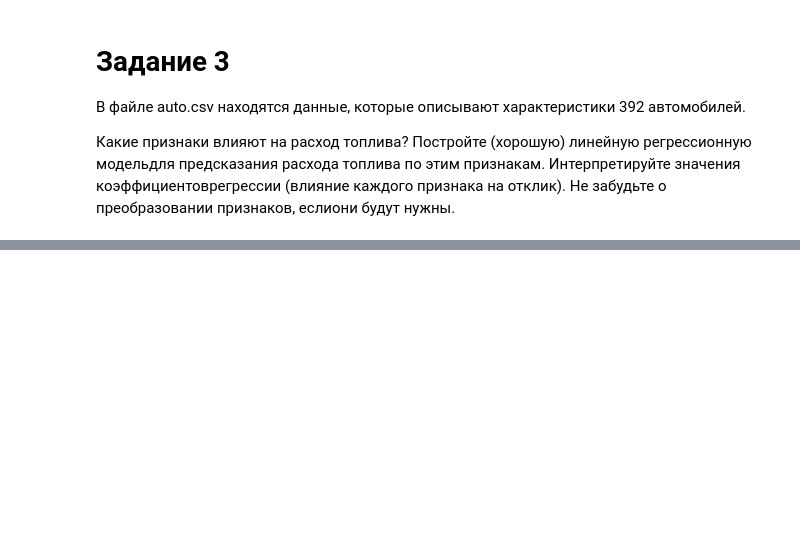
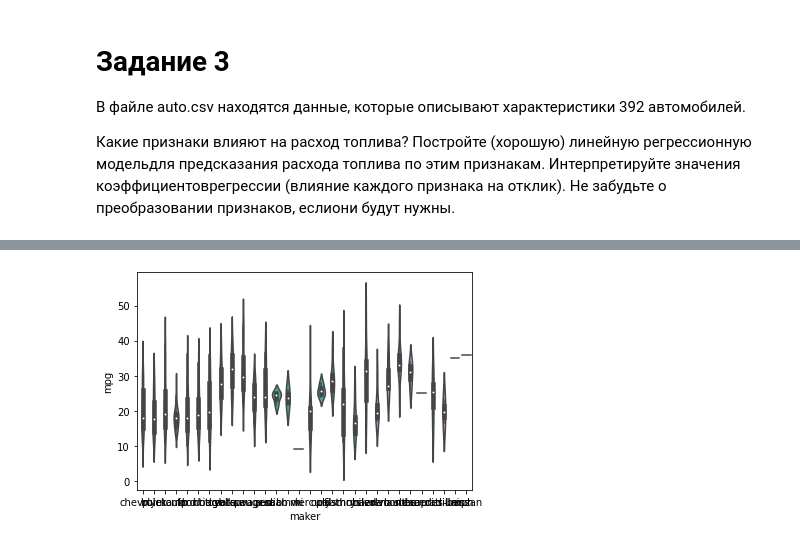
Before and after one commit to ksetdekov/HSE_DS, a Jupyter notebook: 03 Math/Stat hw4/hw4.ipynb, the cells around one changed output, grey strips where cells are left out. Saved outputs shown, nothing was run; the diff lists cells and outputs as text; code cells hidden in the pictures; blank space fills up the shorter version.

```diff
--- a/03 Math/Stat hw4/hw4.ipynb
+++ b/03 Math/Stat hw4/hw4.ipynb
@@ -262,0 +179,9 @@ MannwhitneyuResult(statistic=42.0, pvalue=0.0009356956665892771)
+# %%
+mtcars['maker'] = mtcars['name'].str.split(' ').str[0]
+mtcars['maker'] = mtcars['maker'].replace(['vw', 'vokswagen'], 'volkswagen')
+mtcars['maker'] = mtcars['maker'].replace(['toyouta'], 'toyota')
+mtcars['maker'] = mtcars['maker'].replace(['maxda'], 'mazda')
+mtcars['maker'] = mtcars['maker'].replace(['chevy', 'chevroelt'], 'chevrolet')
+mtcars['maker'] = mtcars['maker'].replace(['mercedes'], 'mercedes-benz')
+
+mtcars['maker'].value_counts()
@@ -262,0 +222,4 @@ MannwhitneyuResult(statistic=42.0, pvalue=0.0009356956665892771)
+# %%
+ax = sns.violinplot(x="maker", y="mpg", data=mtcars)
+# %% [output]
+[figure, added]
```
Also changed, not shown: parts of 82 cells of this notebook.
